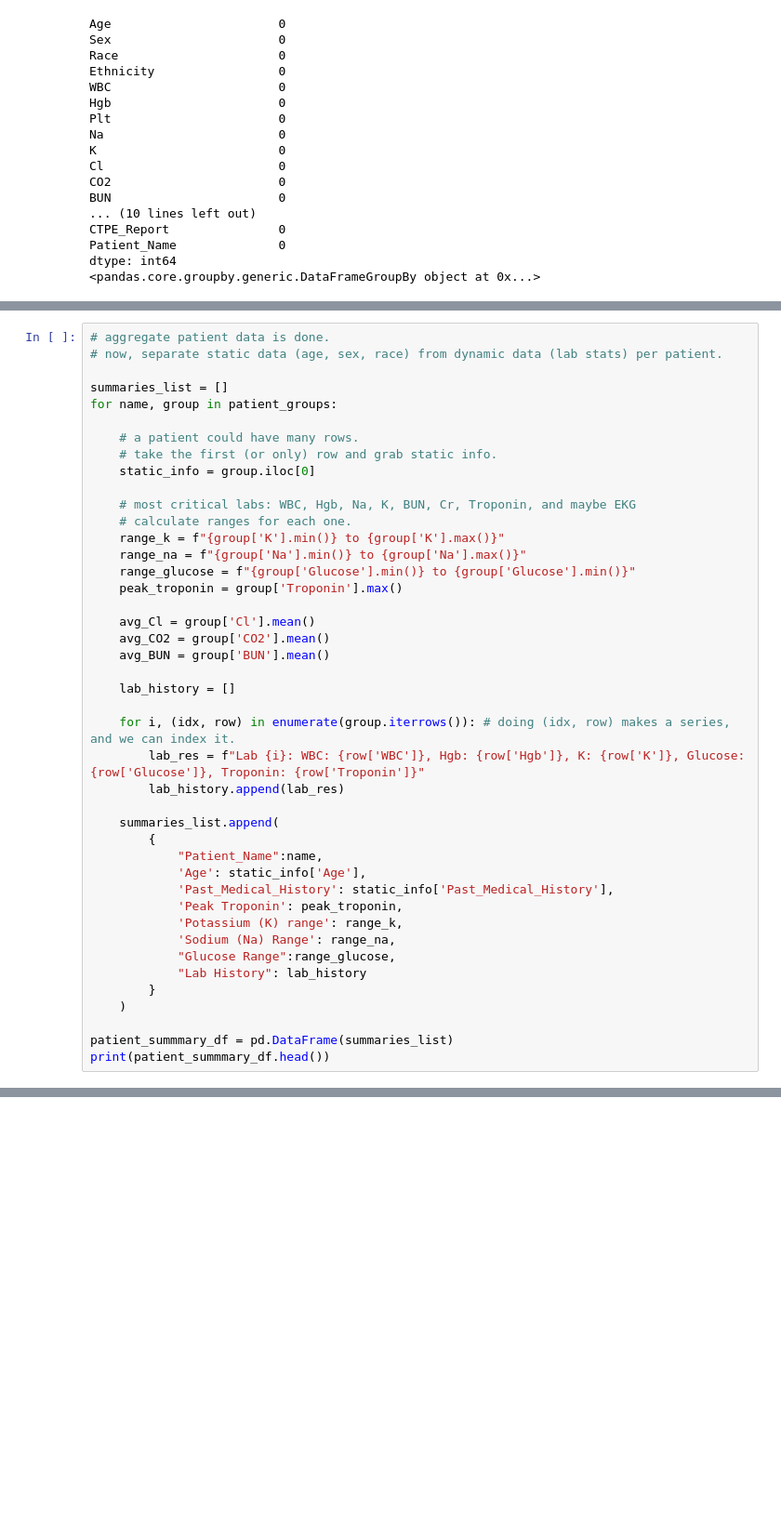
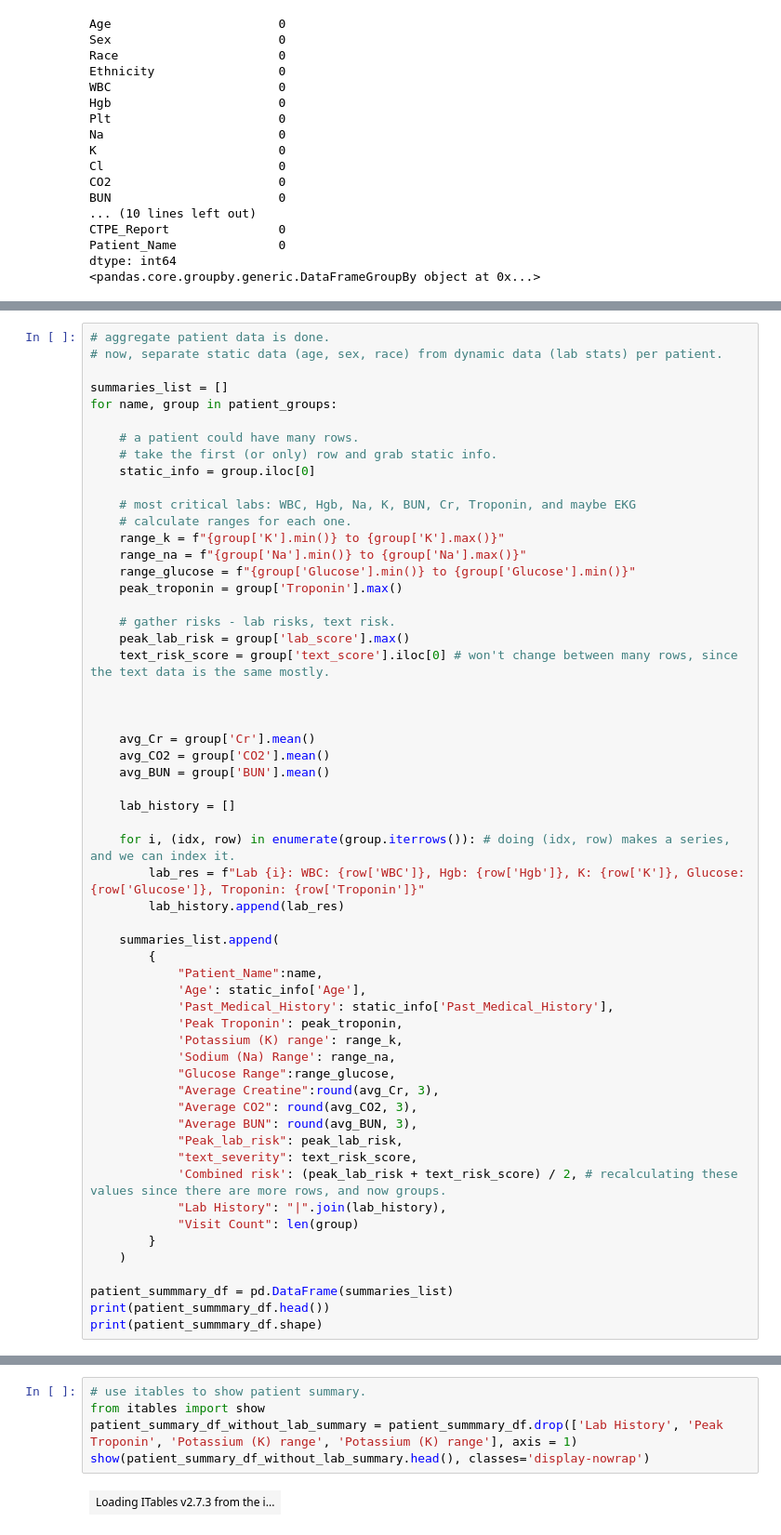
Before and after one commit to shrikar-siro/research_work, a Jupyter notebook: ClinicalBERT/research.ipynb, the cells around one changed output, grey strips where cells are left out. Shown at 93% size. Cells and saved outputs as stored; diff of their text form; blank space fills up the shorter version.

Commit message:
expanded patient data and added new summary feature per patient.

```diff
--- a/ClinicalBERT/research.ipynb
+++ b/ClinicalBERT/research.ipynb
@@ -514,7 +593,13 @@ for name, group in patient_groups:
     range_glucose = f"{group['Glucose'].min()} to {group['Glucose'].min()}"
     peak_troponin = group['Troponin'].max()
 
-    avg_Cl = group['Cl'].mean()
+    # gather risks - lab risks, text risk.
+    peak_lab_risk = group['lab_score'].max()
+    text_risk_score = group['text_score'].iloc[0] # won't change between many rows, since the text data is the same mostly.
+
+
+
+    avg_Cr = group['Cr'].mean()
     avg_CO2 = group['CO2'].mean()
     avg_BUN = group['BUN'].mean()
 
@@ -533,12 +618,20 @@ for name, group in patient_groups:
             'Potassium (K) range': range_k,
             'Sodium (Na) Range': range_na,
             "Glucose Range":range_glucose,
-            "Lab History": lab_history
+            "Average Creatine":round(avg_Cr, 3),
+            "Average CO2": round(avg_CO2, 3),
+            "Average BUN": round(avg_BUN, 3),
+            "Peak_lab_risk": peak_lab_risk,
+            "text_severity": text_risk_score,
+            'Combined risk': (peak_lab_risk + text_risk_score) / 2, # recalculating these values since there are more rows, and now groups.
+            "Lab History": "|".join(lab_history),
+            "Visit Count": len(group)
         }
     )
 
 patient_summmary_df = pd.DataFrame(summaries_list)
 print(patient_summmary_df.head())
+print(patient_summmary_df.shape)
 # %% [output]
          Patient_Name  Age                               Past_Medical_History  \
 0  Alexander Anderson   66               Alcohol Use Disorder, Bronchiectasis
@@ -562,0 +710,7 @@ print(patient_summmary_df.head())
+# %%
+# use itables to show patient summary.
+from itables import show
+patient_summary_df_without_lab_summary = patient_summmary_df.drop(['Lab History', 'Peak Troponin', 'Potassium (K) range', 'Potassium (K) range'], axis = 1)
+show(patient_summary_df_without_lab_summary.head(), classes='display-nowrap')
+# %% [output]
+| Loading ITables v2.7.3 from the i... |
```
Also changed, not shown: parts of 9 cells of this notebook.
